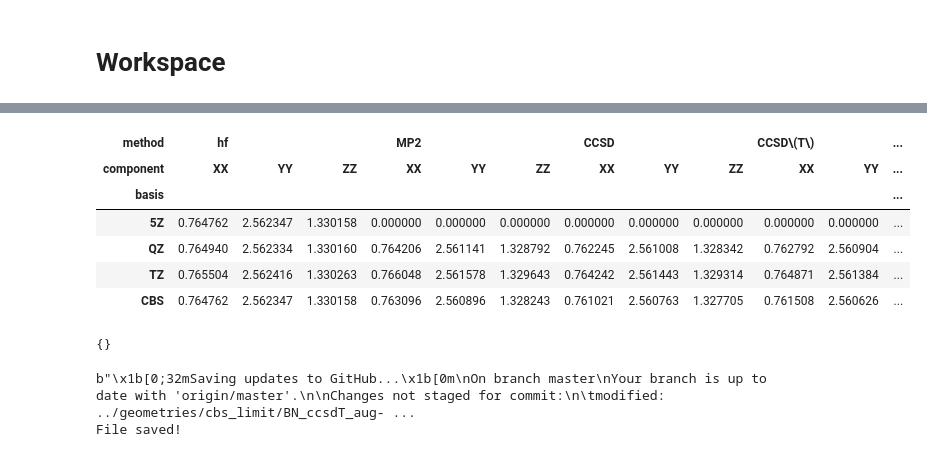
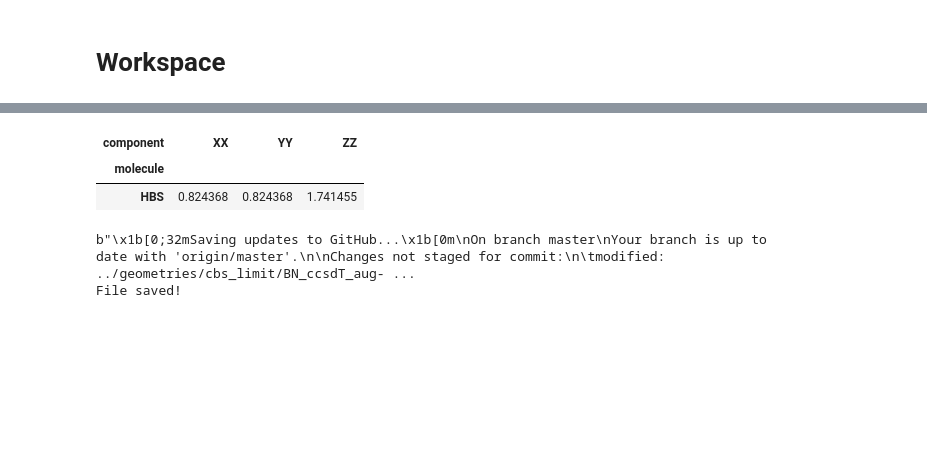
Before and after one commit to welltemperedpaprika/research_su, a Jupyter notebook: output/ouput.ipynb, the cells around one changed output, grey strips where cells are left out. Cells and saved outputs as stored; diff of their text form; code cells hidden in the pictures; blank space fills up the shorter version.

```diff
--- a/output/ouput.ipynb
+++ b/output/ouput.ipynb
@@ -396,9 +396,9 @@ def make_dft_spreadsheet(domain=get_wft_species()):
 # %%
 domain = get_dft_species()
 domain.remove('C2H-')
-domain.remove('CH3-')
-domain.remove('CN-')
-domain.remove('OH-')
-domain.remove('SH-')
-domain.remove('NH2-')
-domain.remove('BH4-')
+#domain.remove('CH3-')
+#domain.remove('CN-')
+#domain.remove('OH-')
+#domain.remove('SH-')
+#domain.remove('NH2-')
+#domain.remove('BH4-')
@@ -476,17 +441,9 @@ HF method has not been calculated for H- of basis aug-cc-pcVTZp!
 # %%
-std_dev_wft.loc['SCl2']
+std_dev_wft.loc['CH3-']['MN15-L']
 # %% [output]
-| method | hf |  |  | MP2 |  |  | CCSD |  |  | CCSD\(T\) |  | ... |
-| component | XX | YY | ZZ | XX | YY | ZZ | XX | YY | ZZ | XX | YY | ... |
-| basis |  |  |  |  |  |  |  |  |  |  |  | ... |
-| 5Z | 0.764762 | 2.562347 | 1.330158 | 0.000000 | 0.000000 | 0.000000 | 0.000000 | 0.000000 | 0.000000 | 0.000000 | 0.000000 | ... |
-| QZ | 0.764940 | 2.562334 | 1.330160 | 0.764206 | 2.561141 | 1.328792 | 0.762245 | 2.561008 | 1.328342 | 0.762792 | 2.560904 | ... |
-| TZ | 0.765504 | 2.562416 | 1.330263 | 0.766048 | 2.561578 | 1.329643 | 0.764242 | 2.561443 | 1.329314 | 0.764871 | 2.561384 | ... |
-| CBS | 0.764762 | 2.562347 | 1.330158 | 0.763096 | 2.560896 | 1.328243 | 0.761021 | 2.560763 | 1.327705 | 0.761508 | 2.560626 | ... |
+| component | XX | YY | ZZ |
+| molecule |  |  |  |
+| HBS | 0.824368 | 0.824368 | 1.741455 |
-# %%
-retrieve('SCl2', 'hf','aug-cc-pcVQZp')
-# %% [output]
-{}
 # %%
 save(data)
 # %% [output]
```
Also changed, not shown: parts of 4 cells of this notebook, 6 other files.
